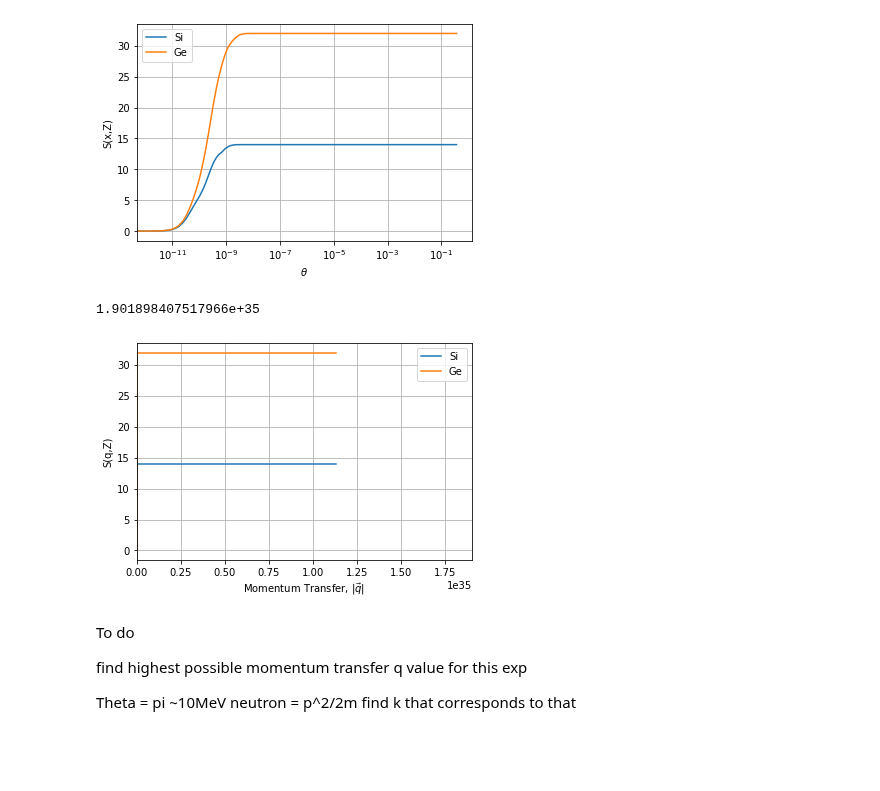
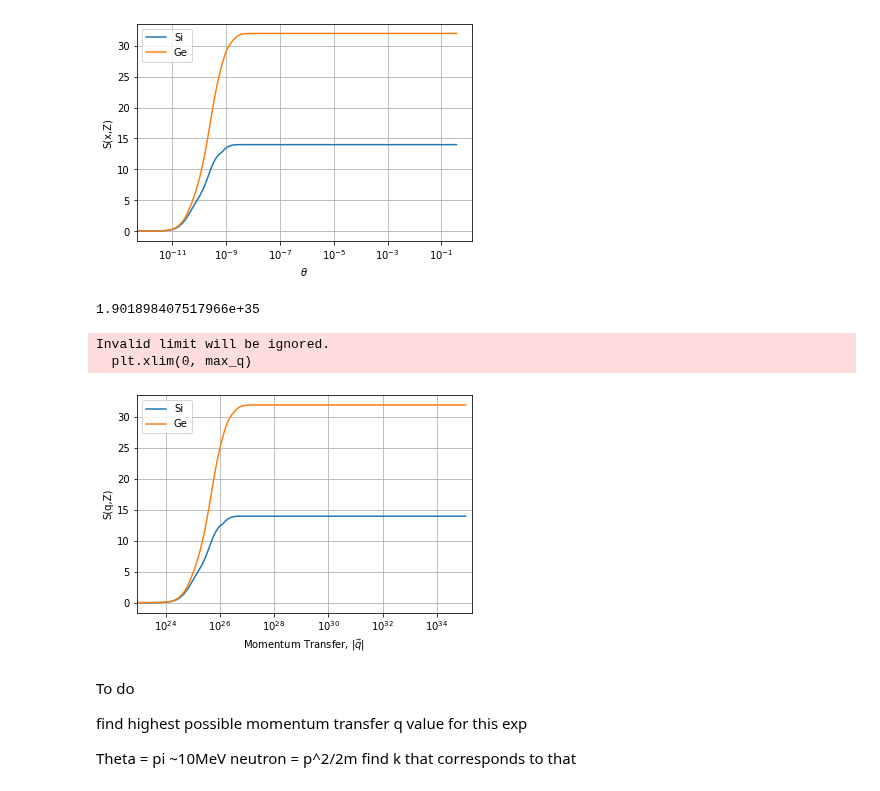
Before and after one commit to villano-lab/n-elec-scattering, a Jupyter notebook: 5-Cross_Section/incoherent_scatter.ipynb, the cells around one changed output. Drawn from its saved outputs; the diff is of its cells as text; code cells hidden in the pictures; blank space fills up the shorter version.

```diff
--- a/5-Cross_Section/incoherent_scatter.ipynb
+++ b/5-Cross_Section/incoherent_scatter.ipynb
@@ -384,35 +384,37 @@ plt.grid(True)
 # %%
 import matplotlib.pyplot as plt
 import numpy as np
 import pandas as pd
 import scipy.constants as sc
 
 def theta_to_q(theta):
     k = 10e6 / 511003.4 #don't know what to set this to, kinda chose random value
     q = (2*k/sc.hbar)*np.sin(theta/2)*(np.sqrt(1+(k**2+2*k)*(np.sin(theta/2))**2)/(1+2*k*(np.sin(theta/2))**2))
     return q
 
 k = 10e6 / 511003.4  #10MeV in units of electron mass energy
 
 max_q = (2 * k / sc.hbar) * (k + 1) / (1 + 2 * k)
 print(max_q)
 
 df_Si1["q"]=theta_to_q(df_Si1['Theta'])
 df_Ge1["q"]=theta_to_q(df_Ge1["Theta"])
 
 plt.plot(df_Si1['q'], df_Si1['S(x,Z)'], label = "Si")
 plt.plot(df_Ge1['q'], df_Ge1['S(X,Z)'], label = "Ge")
 
 
 plt.legend()
-#plt.xscale('log')
+plt.xscale('log')
 plt.xlim(0, max_q)
 plt.xlabel(r'Momentum Transfer, $\left|\vec{q}\right|$')
 plt.ylabel("S(q,Z)")
 plt.grid(True)
 # %% [output]
 1.901898407517966e+35
+Invalid limit will be ignored.
+  plt.xlim(0, max_q)
-[figure, old version]
+[figure, new version]
 # %% [markdown]
 To do
 
```
